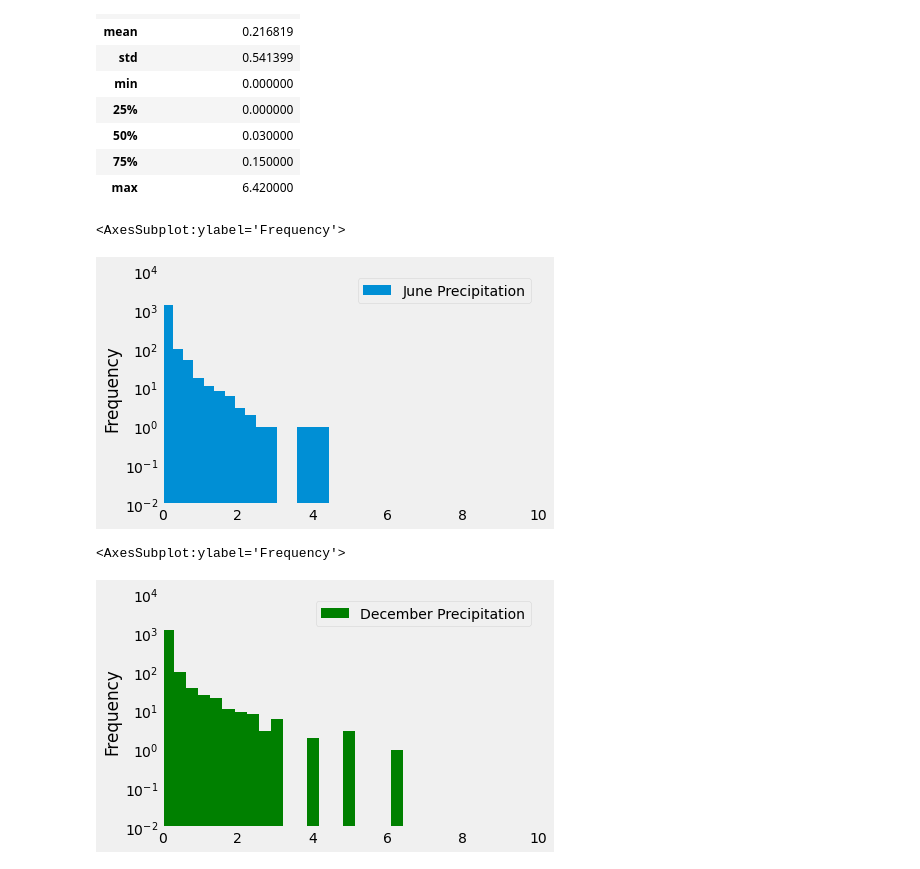
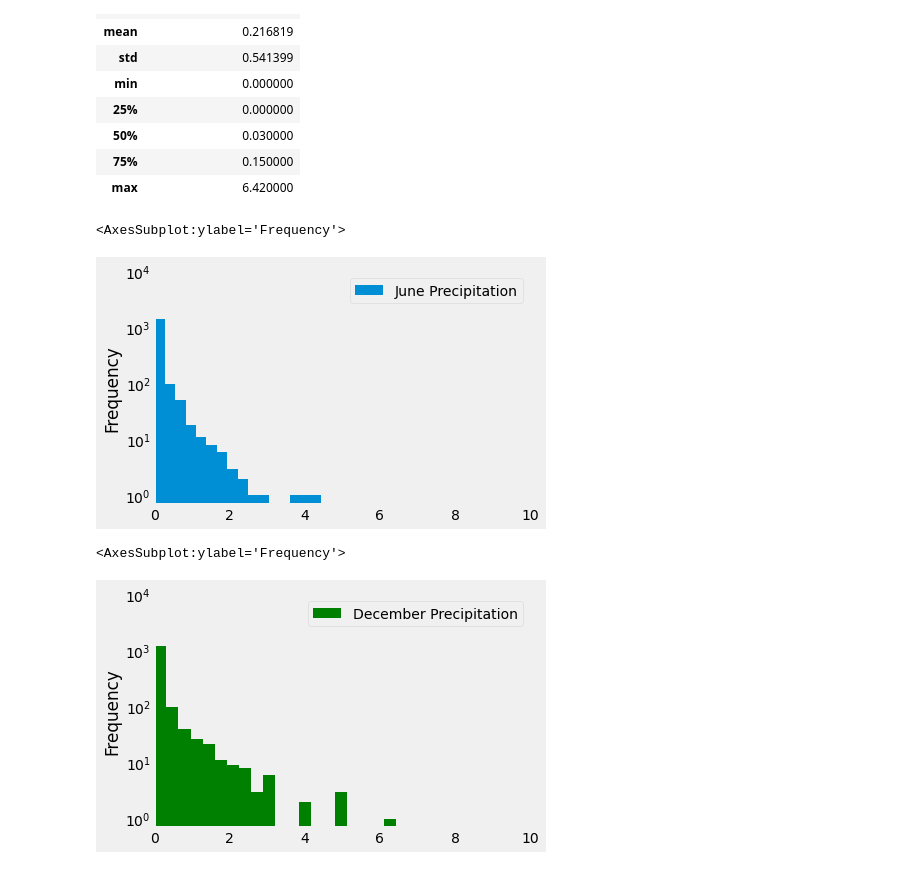
Before and after one commit to Pascalduc/surfs_up, a Jupyter notebook: SurfsUp_Challenge.ipynb, the cells around one changed output. Saved outputs shown, nothing was run; the diff lists cells and outputs as text; code cells hidden in the pictures.

Commit message:
prcp hist

```diff
--- a/SurfsUp_Challenge.ipynb
+++ b/SurfsUp_Challenge.ipynb
@@ -232,12 +232,12 @@ df_dec_prcp.describe()
 | 75% | 0.150000 |
 | max | 6.420000 |
 # %%
-df_june_prcp.plot.hist(bins=16, xlim=[0,10], ylim=[0.01,10000], grid=0, logy=True)
+df_june_prcp.plot.hist(bins=16, xlim=[0,10], ylim=[0,10000], grid=0, logy=True)
 # %% [output]
 <AxesSubplot:ylabel='Frequency'>
-[figure, old version]
+[figure, new version]
 # %%
-df_dec_prcp.plot.hist(bins=20, color='g', xlim=[0,10], ylim=[0.01,10000], grid=0, logy=True)
+df_dec_prcp.plot.hist(bins=20, color='g', xlim=[0,10], ylim=[0,10000], grid=0, logy=True)
 # %% [output]
 <AxesSubplot:ylabel='Frequency'>
-[figure, old version]
+[figure, new version]
```
Also changed, not shown: 2 other files.
